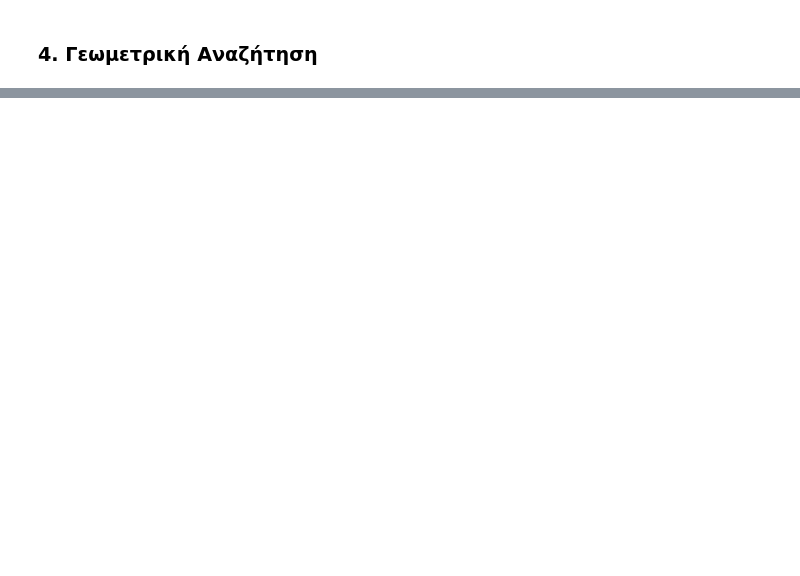
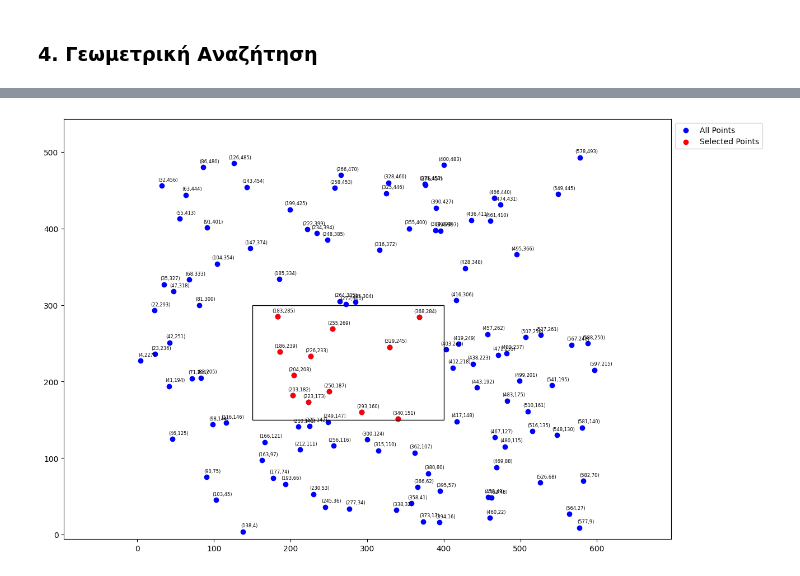
Before and after one commit to vicroshi/comp_geom, a Jupyter notebook: partD.ipynb, the cells around one changed output, grey strips where cells are left out. Drawn from its saved outputs; the diff is of its cells as text; code cells hidden in the pictures; blank space fills up the shorter version.

```diff
--- a/partD.ipynb
+++ b/partD.ipynb
@@ -143,46 +444,25 @@ Assoc:
 # %%
-def split_node(node, x_range):
-    if node is None:
-        return None
-    if isinstance(node, LeafNode):
-        return node
-    else:
-        if node.x_mid >= x_range[0] and node.x_mid <= x_range[1]:
-            return node
-        elif node.x_mid < x_range[0]:
-            return split_node(node.right, x_range)
-        elif  node.x_mid > x_range[1]:
-            return split_node(node.left, x_range)
 def range_query(root, x_range, y_range):
     report = []
-    def query_x(node, x_range):
-        if node is None:
-            return []
-
-        if isinstance(node, LeafNode):
-            if x_range[0] <= node.point[0] <= x_range[1] and y_range[0] <= node.point[1] <= y_range[1]:
-                return [node.point]
-            return []
-
-        if node.x_mid <= x_range[0]:
-            return query_x(node.right, x_range)
-        elif node.x_mid > x_range[1]:
-            return query_x(node.left, x_range)
-        else:
-            left_points = filter_y_range(node.left.S, y_range) if np.all(node.left.S) else query_x(node.left, x_range)
-            right_points = query_x(node.right, x_range)
-            return left_points + right_points
-
+    def split_node(node, x_range):
+        while not isinstance(node, LeafNode) and (node.x_mid >= x_range[1] or node.x_mid < x_range[0]):
+            if x_range[1] <= node.x_mid:
+                node = node.left
+            else:
+                node = node.right
+        return node
     def report_subtree(node):
         if isinstance(node, LeafNode):
             report.append(node.point)
         else:
-            report += node.S
+            report.extend(node.S)
     def range_query_1d(node, r):
         node = split_node(node, r)
         if isinstance(node, LeafNode):
-            report.append(node.point)
+            if node.point[1] >= r[0] and node.point[1] <= r[1]:
+                report.append(node.point)
         else:
+            print(node.x_mid)
             v = node.left
             while not isinstance(v, LeafNode):
                 if r[0] <= v.x_mid:
@@ -190,11 +470,23 @@ def range_query(root, x_range, y_range):
                     v = v.left
                 else:
                     v = v.right
+            if v.point[1] >= r[0] and v.point[1] <= r[1]:
+                report.append(v.point)
+            v = node.right
+            while not isinstance(v, LeafNode):
+                if r[1] >= v.x_mid:
+                    report_subtree(v.left)
+                    v = v.right
+                else:
+                    v = v.left
+            if v.point[1] >= r[0] and v.point[1] <= r[1]:
+                report.append(v.point)
+    #####################################################################
+
     node = split_node(root, x_range)
-    # print(node.x_mid)
     # return []
     if isinstance(node, LeafNode):
-        if node.point[1] in y_range:
+        if node.point[1] >= y_range[0] and node.point[1] <= y_range[1] and node.point[0] >= x_range[0] and node.point[0] <= x_range[1]:
             report.append(node.point)
     else:
         v = node.left
@@ -221,17 +513,19 @@ def range_query(root, x_range, y_range):
 # Helper function to print the results
 def print_query_results(results):
     print(f"Found {len(results)} points in the given range:")
-    for point in results:
-        print(f"  {point}")
+    print(np.array(results))
+    # for point in results:
+        # print(f"  {point}")
 
 # Example usage
 def example_query(root):
-    x_range = (250, 500)
-    y_range = (150, 350)
+    x_range = (150, 400)
+    y_range = (150, 300)
     results = range_query(root, x_range, y_range)
     print(f"Query range: x={x_range}, y={y_range}")
     print_query_results(results)
+    plot_query(Px, results, x_range, y_range)
 
-# To use this, you would call:
+# To use this, you call:
 example_query(root)
 # %% [output]
@@ -241,0 +548 @@ Found 2 points in the given range:
+[figure, added]
```
Also changed, not shown: parts of 6 cells of this notebook, 1 other file.
